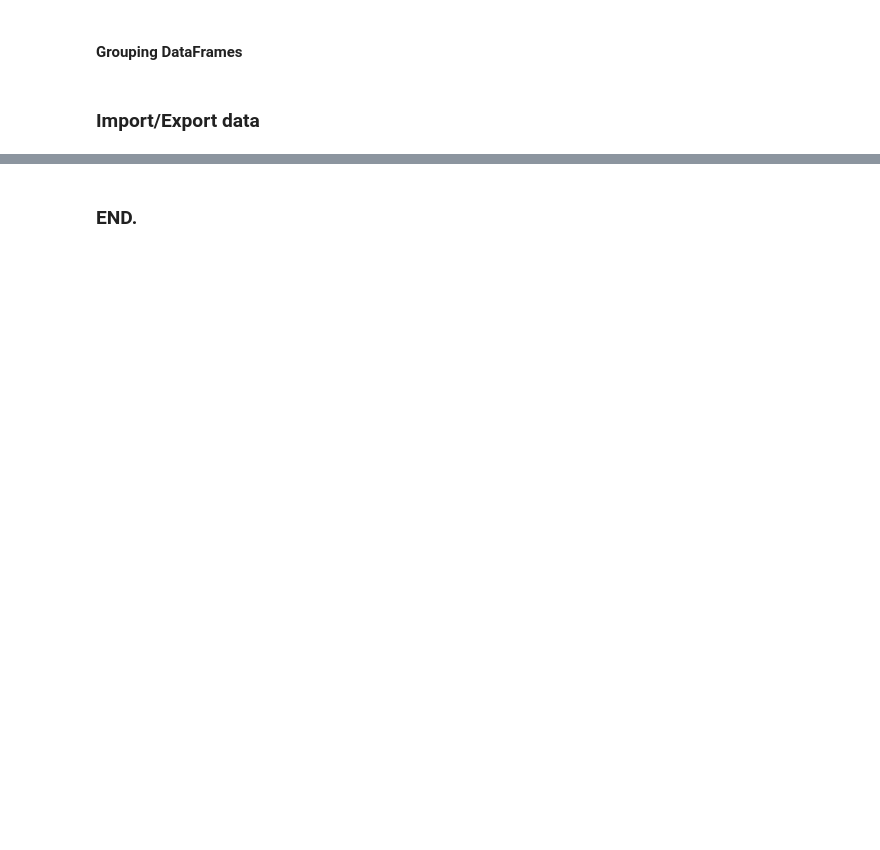
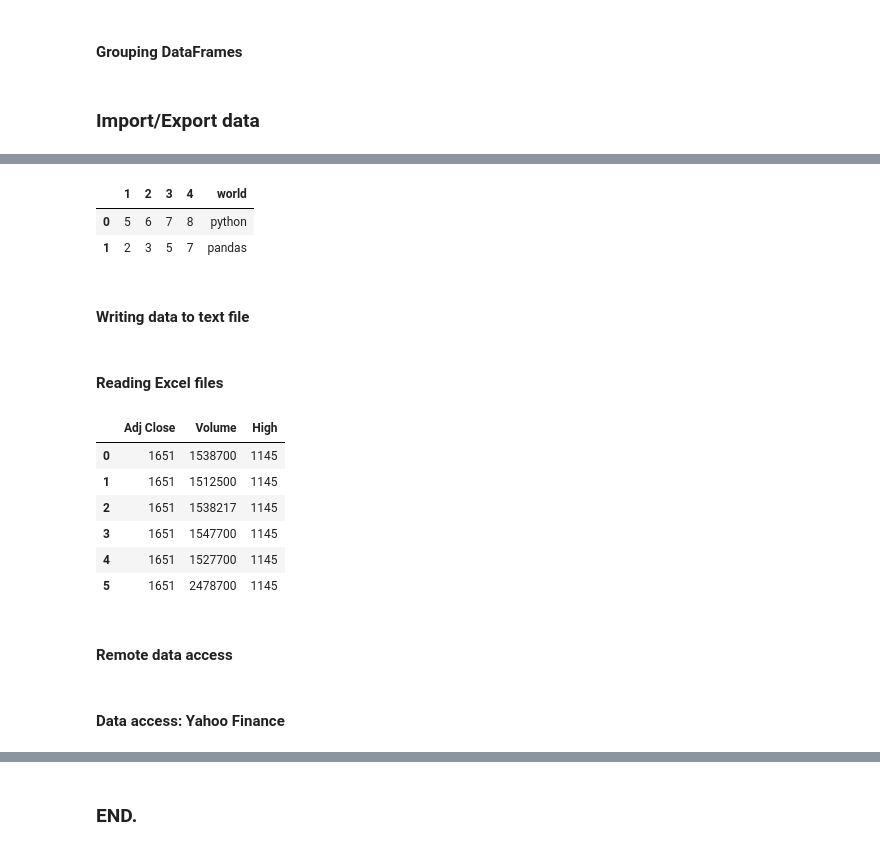
Before and after one commit to caiquemiranda/python-econometrics, a Jupyter notebook: 03-Data-formats-and-handling.ipynb, the cells around one changed output, grey strips where cells are left out. Saved outputs shown, nothing was run; the diff lists cells and outputs as text; code cells hidden in the pictures; blank space fills up the shorter version.

Commit message:
data-formats-done

```diff
--- a/03-Data-formats-and-handling.ipynb
+++ b/03-Data-formats-and-handling.ipynb
@@ -661,0 +936,14 @@ res
+# %%
+# Read CSV and choose rows
+
+df = pd.read_csv("data/ex3.csv", skiprows=[1, 3])
+df
+## 1 2 3 4 world
+## 0 5 6 7 8 python
+## 1 2 3 5 7 pandas
+# %% [output]
+|  | 1 | 2 | 3 | 4 | world |
+| 0 | 5 | 6 | 7 | 8 | python |
+| 1 | 2 | 3 | 5 | 7 | pandas |
+# %% [markdown]
+#### Writing data to text file
@@ -661,0 +966,27 @@ res
+# %% [markdown]
+#### Reading Excel files
+# %%
+# Reading Excel
+
+xls_frame = pd.read_excel("data/goog.xlsx")
+# %%
+# Excel as a DataFrame
+
+xls_frame[["Adj Close", "Volume", "High"]]
+## Adj Close Volume High
+## 0 1169.939941 1538700 1173.000000
+## 1 1167.699951 2412100 1174.000000
+## 2 1111.900024 4857900 1123.069946
+## 3 1055.800049 3798300 1110.000000
+## 4 1080.599976 3448000 1081.709961
+## 5 1048.579956 2341700 1081.780029
+# %% [output]
+|  | Adj Close | Volume | High |
+| 0 | 1651 | 1538700 | 1145 |
+| 1 | 1651 | 1512500 | 1145 |
+| 2 | 1651 | 1538217 | 1145 |
+| 3 | 1651 | 1547700 | 1145 |
+| 4 | 1651 | 1527700 | 1145 |
+| 5 | 1651 | 2478700 | 1145 |
+# %% [markdown]
+#### Remote data access
@@ -661,0 +997,2 @@ res
+# %% [markdown]
+#### Data access: Yahoo Finance
```
Also changed, not shown: parts of 57 cells of this notebook, 8 other files.
